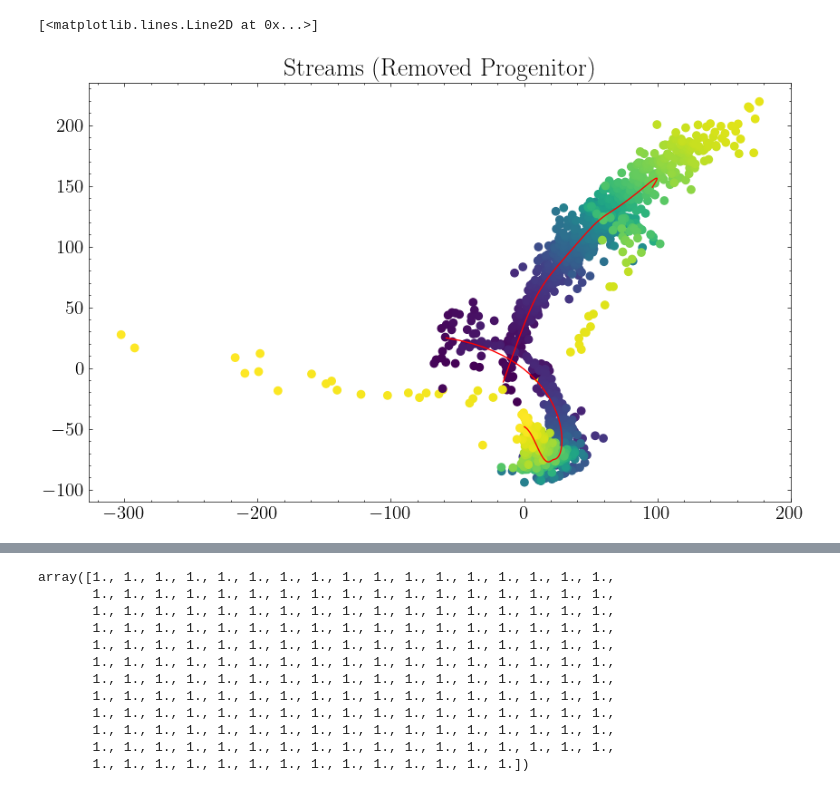
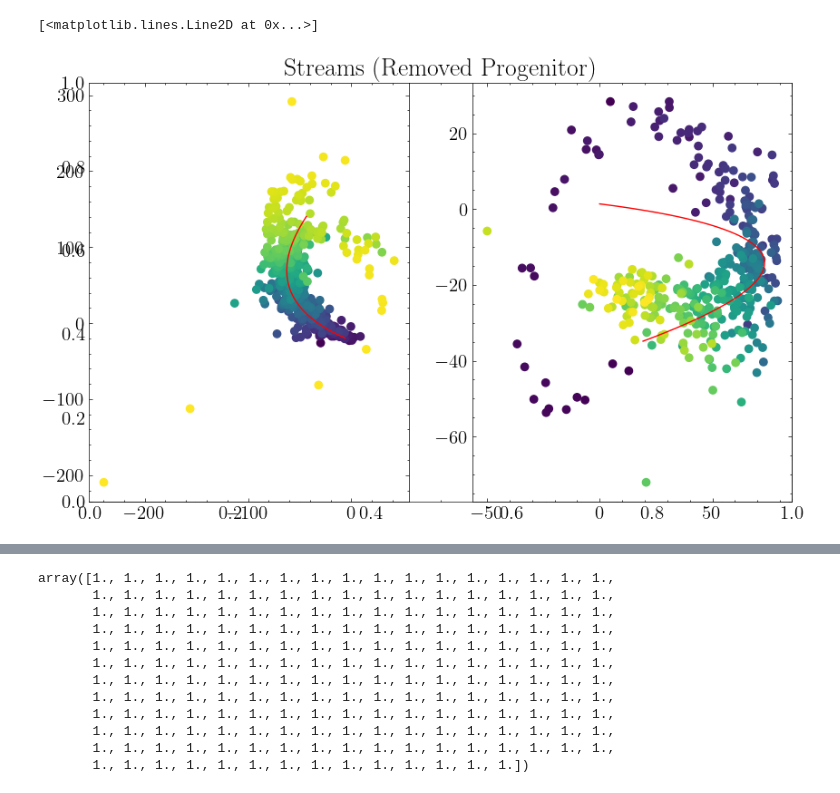
Before and after one commit to David-Chemaly/Nibaueur2023, a Jupyter notebook: stream_simulation.ipynb, the cells around one changed output, grey strips where cells are left out. Drawn from its saved outputs; the diff is of its cells as text; code cells hidden in the pictures.

```diff
--- a/stream_simulation.ipynb
+++ b/stream_simulation.ipynb
@@ -33,10 +159,14 @@ progenitor = Plummer(progenitor_mass,alpha)
 ### Run Stream simulation ###
 
 t_start, t_end, dt = 0, 4, 1e-3 # Gyr
-pos_prog = [40, -80, 0] # kpc
-pos_scat = [1.5, 1.5, 1.5] # kpc
+pos_prog = [60, -60, 10] # kpc
+
+
+pos_scat = [0.5, 0.5, 0.5] # kpc
+
+
 vel_prog = [0, 100, 0] # km/s
-vel_scat = [10, 10, 10] #km/s
+vel_scat = [25, 25, 25] #km/s
 N = 2 # amount of star ejected per dt
 
 time, all_pos_prog, all_vel_prog, all_pos_N, all_vel_N, all_xhi_N = run(t_start, t_end, dt, halo, progenitor, pos_prog, pos_scat, vel_prog, vel_scat, N)
@@ -86,17 +216,22 @@ arg_leading = np.where(np.sort(all_xhi_N) < -crit_distance)
 arg_tailing = np.where(np.sort(all_xhi_N) > crit_distance)
 arg_prog    = np.where( (-crit_distance <= np.sort(all_xhi_N)) & (np.sort(all_xhi_N) <= crit_distance))
 
-x_ordered_leading = all_pos_N[0,np.argsort(all_xhi_N)[arg_leading]]
-y_ordered_leading = all_pos_N[1,np.argsort(all_xhi_N)[arg_leading]]
-z_ordered_leading = all_pos_N[2,np.argsort(all_xhi_N)[arg_leading]]
+g_ordered = np.argsort(all_xhi_N)
 
-x_ordered_tailing = all_pos_N[0,np.argsort(all_xhi_N)[arg_tailing]]
-y_ordered_tailing = all_pos_N[1,np.argsort(all_xhi_N)[arg_tailing]]
-z_ordered_tailing = all_pos_N[2,np.argsort(all_xhi_N)[arg_tailing]]
+x_ordered_tailing = all_pos_N[0,g_ordered[arg_tailing]]
+y_ordered_tailing = all_pos_N[1,g_ordered[arg_tailing]]
+z_ordered_tailing = all_pos_N[2,g_ordered[arg_tailing]]
 
-x_ordered_prog = all_pos_N[0,np.argsort(all_xhi_N)[arg_prog]]
-y_ordered_prog = all_pos_N[1,np.argsort(all_xhi_N)[arg_prog]]
-z_ordered_prog = all_pos_N[2,np.argsort(all_xhi_N)[arg_prog]]
+x_ordered_leading = all_pos_N[0, g_ordered[arg_leading]]
+y_ordered_leading = all_pos_N[1, g_ordered[arg_leading]]
+z_ordered_leading = all_pos_N[2, g_ordered[arg_leading]]
+
+x_ordered_prog = all_pos_N[0,g_ordered[arg_prog]]
+y_ordered_prog = all_pos_N[1,g_ordered[arg_prog]]
+z_ordered_prog = all_pos_N[2,g_ordered[arg_prog]]
+
+g_ordered_tailing = ( g_ordered[arg_tailing] + abs(g_ordered[arg_tailing].min()) ) / ( g_ordered[arg_tailing] + abs(g_ordered[arg_tailing].min()) ).max()
+g_ordered_leading = ( g_ordered[arg_leading] + abs(g_ordered[arg_leading].min()) ) / ( g_ordered[arg_leading] + abs(g_ordered[arg_leading].min()) ).max()
 
 plt.figure(figsize=(25,10))
 plt.subplot(1,3,1)
@@ -135,29 +343,34 @@ x_ave_leading, y_ave_leading, z_ave_leading = bin_pos(x_ordered_leading,y_ordere
 # %%
 ### Try fit with Polynomial ###
 
 from scipy.optimize import curve_fit
 
 # Defining the cubic polynomial function
-def poly3(t, a, b, c, d, e, f, g):
-    return a  + b * t + c * t**2 + d * t**3 + e * t**4 + f * t**5 + g * t**6
+def poly2(t, a, b, c):
+    return a  + b * t + c * t**2
+
+def poly3(t, a, b, c):#, d):#, e, f):#, g):
+    return a  + b * t + c * t**2 #+ d * t**3 #+ e * t**4 + f * t**5 #+ g * t**6
 
 
 plt.title('Streams (Removed Progenitor)')
+plt.subplot(1,2,1)
 plt.scatter(x_ordered_tailing, y_ordered_tailing, c=np.arange(0,len(x_ordered_tailing),1))
 theo_tailing = np.linspace(0,1,len(x_ave_tailing)) #np.arange(0,len(x_ave_tailing),1)
 params_x_tailing, _ = curve_fit(poly3, theo_tailing, x_ave_tailing)
 params_y_tailing, _ = curve_fit(poly3, theo_tailing, y_ave_tailing)
 params_z_tailing, _ = curve_fit(poly3, theo_tailing, z_ave_tailing)
 plt.plot(poly3(theo_tailing, *params_x_tailing), poly3(theo_tailing, *params_y_tailing), color='r')
+plt.subplot(1,2,2)
 plt.scatter(x_ordered_leading, y_ordered_leading, c=np.arange(0,len(x_ordered_leading),1))
 theo_leading = np.linspace(0,1,len(x_ave_tailing)) #np.arange(0,len(x_ave_leading),1)
 params_x_leading, _ = curve_fit(poly3, theo_leading, x_ave_leading)
 params_y_leading, _ = curve_fit(poly3, theo_leading, y_ave_leading)
 params_z_leading, _ = curve_fit(poly3, theo_leading, z_ave_leading)
 plt.plot(poly3(theo_leading, *params_x_leading), poly3(theo_leading, *params_y_leading), color='r')
 # %% [output]
 [<matplotlib.lines.Line2D at 0x...>]
-[figure, old version]
+[figure, new version]
 # %%
 ### Define everything in Torch now so can take Gradients ###
 DTYPE = torch.float32
```
Also changed, not shown: parts of 48 cells of this notebook, 3 other files.
